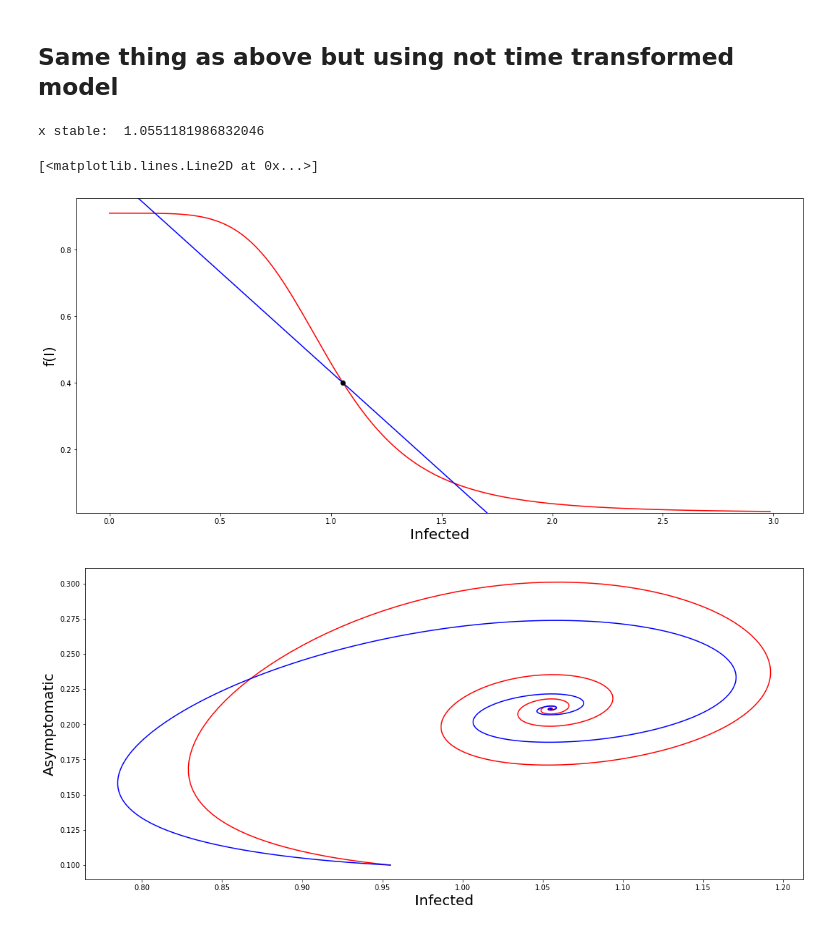
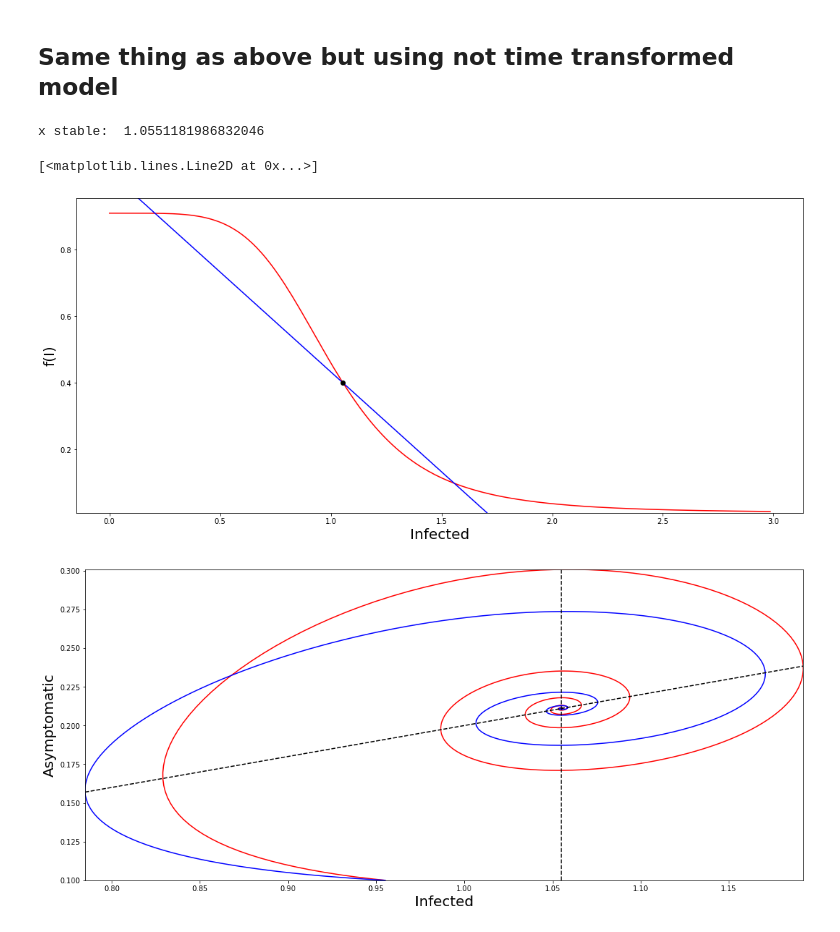
Before and after one commit to holiday-pettijohn/COVID-Tracking-Biola-Summer, a Jupyter notebook: Code/Feedback Paper Code/Linear Approximation Proving.ipynb, the cells around one changed output. Saved outputs shown, nothing was run; the diff lists cells and outputs as text; code cells hidden in the pictures.

```diff
--- a/Code/Feedback Paper Code/Linear Approximation Proving.ipynb
+++ b/Code/Feedback Paper Code/Linear Approximation Proving.ipynb
@@ -139,7 +139,7 @@ def odeDrawerLinear(start, time, p, speed=.1): #using the equations, params = [v
 
 bVars = [.01, .9, 1, 5]
 
-v_1 = -.3 # Focus on this parameter the slope of the linear version
+v_1 = -.1 # Focus on this parameter the slope of the linear version
 k_1 = .6
 k_3 = .2
 params = [v_1, k_1, k_3, bVars[0], bVars[1], bVars[2], bVars[3]]
@@ -174,8 +174,17 @@ ax2.set_xlabel("Infected", fontsize=20)
 
 startPoint = [xStable - .01, -0.01]
 
-x,y = odeDrawerNormal(startPoint, 10000, params, speed=.1)
-ax2.plot(x,y, color="red") #non linear model
-x,y = odeDrawerLinear(startPoint, 10000, params, speed =.1)
-ax2.plot(x,y, color="blue") #linear model
+x1,y1 = odeDrawerNormal(startPoint, 10000, params, speed=.1)
+ax2.plot(x1,y1, color="red") #non linear model
+x2,y2 = odeDrawerLinear(startPoint, 10000, params, speed =.1)
+ax2.plot(x2,y2, color="blue") #linear model
+
+xMin = min(min(x1), min(x2))
+yMin = min(min(y1), min(y2))
+xMax = max(max(x1), max(x2))
+yMax = max(max(y1), max(y2))
+ax2.set_xlim([xMin, xMax])
+ax2.set_ylim([yMin, yMax])
+ax2.plot([xStable, xStable], [yMin, yMax], linestyle="dashed", color="black")
+ax2.plot([xMin, xMax], [k_3*xMin, k_3*xMax], linestyle="dashed", color="black")
 # %% [output]
@@ -225,35 +234,44 @@ print("x stable: ", xStable)
 ### Graph feedback curve
 
 fig, ax = plt.subplots(figsize=(18,8))
 
 ax.plot(xData, feedFunc(xData, bVars[0], bVars[1], bVars[2], bVars[3]), color="red") #non linear model
 
 v_0 = -v_1*feedFuncInverse(k_1, bVars[0], bVars[1], bVars[2], bVars[3]) + k_1
 
 ax.plot(xData, xData*v_1+v_0, color="blue") #linear model
 
 ax.plot(feedFuncInverse(k_1, bVars[0], bVars[1], bVars[2], bVars[3]), k_1, color="black", marker='o')
 
 ax.set_ylim([.97*bVars[0], 1.05*(bVars[0]+bVars[1])])
 
 ax.set_xlabel("Infected", fontsize=20)
 ax.set_ylabel("f(I)", fontsize=20)
 
 
 ### Graph P-Plane
 fig2, ax2 = plt.subplots(figsize=(18,8))
 
 ax2.set_ylabel("Asymptomatic", fontsize=20)
 ax2.set_xlabel("Infected", fontsize=20)
 
 startPoint = [xStable -.1, .1]
 
-x,y = odeDrawerNormal(startPoint, 10000, params, speed=.1)
-ax2.plot(x,y, color="red") #non linear model
-x,y = odeDrawerLinear(startPoint, 10000, params, speed =.1)
-ax2.plot(x,y, color="blue") #linear model
+x1,y1 = odeDrawerNormal(startPoint, 10000, params, speed=.1)
+ax2.plot(x1,y1, color="red") #non linear model
+x2,y2 = odeDrawerLinear(startPoint, 10000, params, speed =.1)
+ax2.plot(x2,y2, color="blue") #linear model
+
+xMin = min(min(x1), min(x2))
+yMin = min(min(y1), min(y2))
+xMax = max(max(x1), max(x2))
+yMax = max(max(y1), max(y2))
+ax2.set_xlim([xMin, xMax])
+ax2.set_ylim([yMin, yMax])
+ax2.plot([xStable, xStable], [yMin, yMax], linestyle="dashed", color="black")
+ax2.plot([xMin, xMax], [k_3*xMin, k_3*xMax], linestyle="dashed", color="black")
 # %% [output]
 x stable:  1.0551181986832046
 [<matplotlib.lines.Line2D at 0x...>]
 [figure]
-[figure, old version]
+[figure, new version]
```
Also changed, not shown: parts of 1 cell of this notebook.
